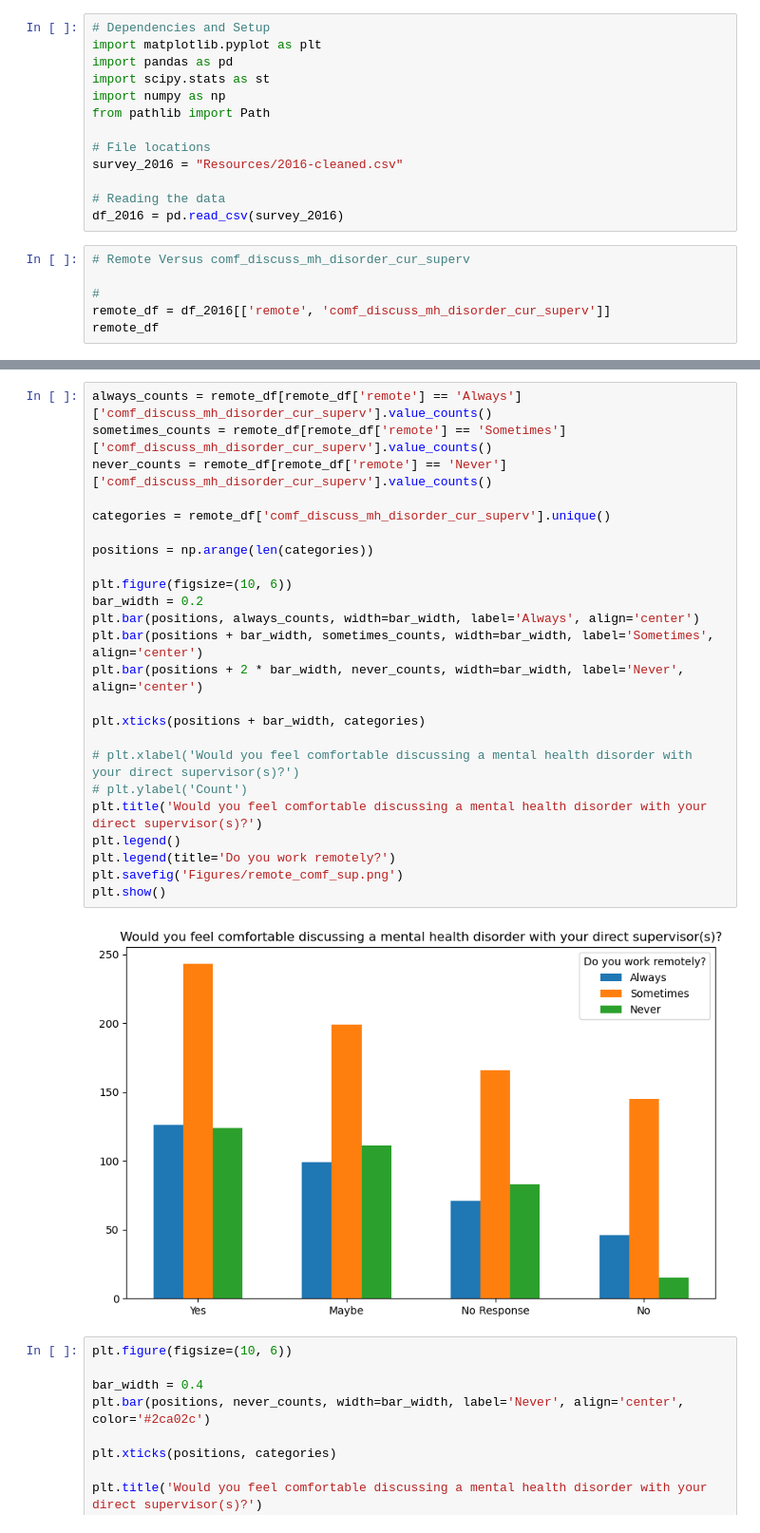
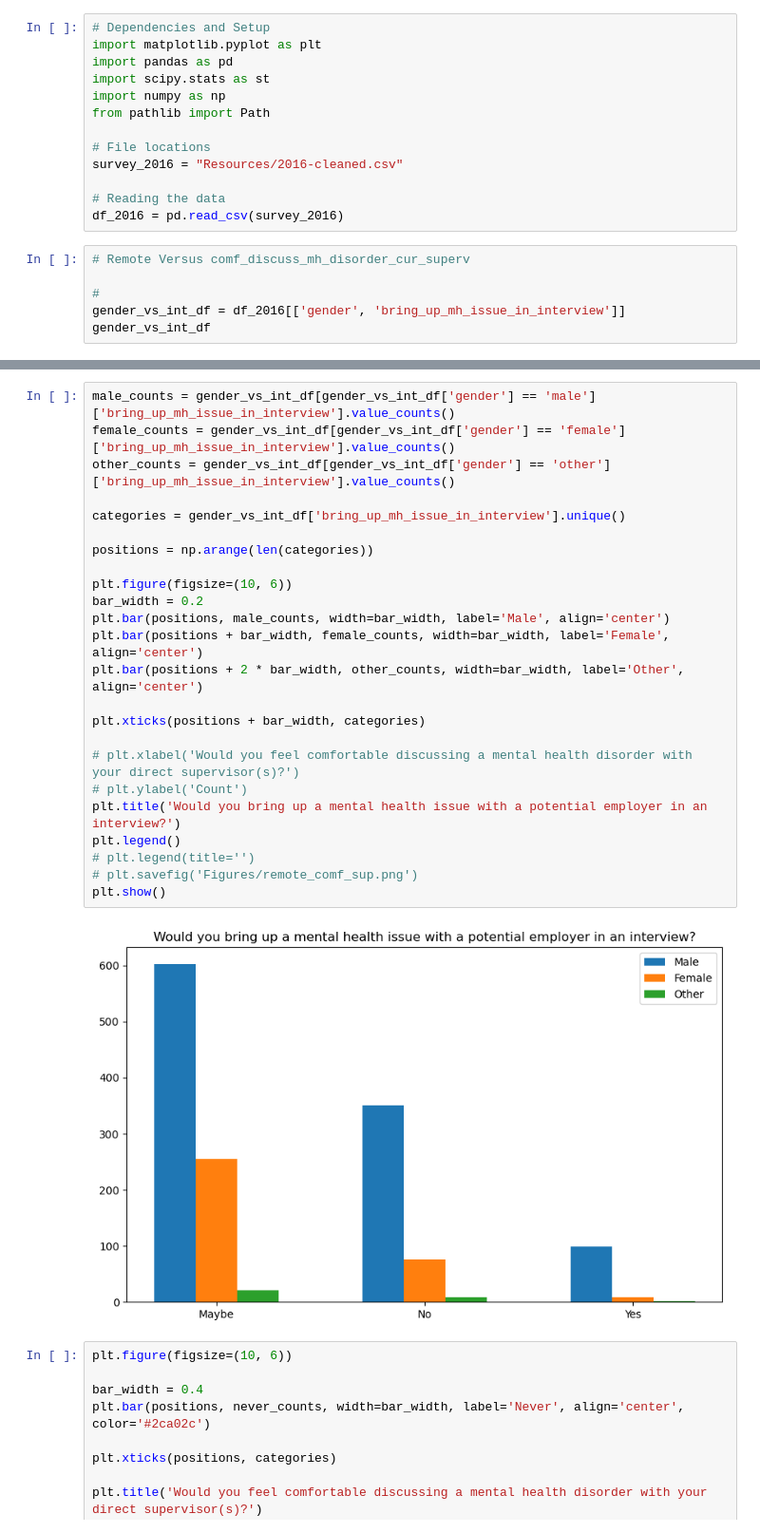
Before and after one commit to SecondHandSushi/Project-1-Mental-Tech, a Jupyter notebook: gender_vs_interv.ipynb, the cells around one changed output, grey strips where cells are left out. Shown: that part at 95% size. Drawn from its saved outputs; the diff is of its cells as text.

Commit message:
Function & More Graphs

```diff
--- a/Remote_v_Q - Copy.ipynb
+++ b/gender_vs_interv.ipynb
@@ -15,6 +15,6 @@ df_2016 = pd.read_csv(survey_2016)
 # Remote Versus comf_discuss_mh_disorder_cur_superv
 
 #
-remote_df = df_2016[['remote', 'comf_discuss_mh_disorder_cur_superv']]
-remote_df
+gender_vs_int_df = df_2016[['gender', 'bring_up_mh_issue_in_interview']]
+gender_vs_int_df
 # %% [output]
@@ -33,30 +33,30 @@ remote_df
 1428 rows × 2 columns
 # %%
-always_counts = remote_df[remote_df['remote'] == 'Always']['comf_discuss_mh_disorder_cur_superv'].value_counts()
-sometimes_counts = remote_df[remote_df['remote'] == 'Sometimes']['comf_discuss_mh_disorder_cur_superv'].value_counts()
-never_counts = remote_df[remote_df['remote'] == 'Never']['comf_discuss_mh_disorder_cur_superv'].value_counts()
+male_counts = gender_vs_int_df[gender_vs_int_df['gender'] == 'male']['bring_up_mh_issue_in_interview'].value_counts()
+female_counts = gender_vs_int_df[gender_vs_int_df['gender'] == 'female']['bring_up_mh_issue_in_interview'].value_counts()
+other_counts = gender_vs_int_df[gender_vs_int_df['gender'] == 'other']['bring_up_mh_issue_in_interview'].value_counts()
 
-categories = remote_df['comf_discuss_mh_disorder_cur_superv'].unique()
+categories = gender_vs_int_df['bring_up_mh_issue_in_interview'].unique()
 
 positions = np.arange(len(categories))
 
 plt.figure(figsize=(10, 6))
 bar_width = 0.2
-plt.bar(positions, always_counts, width=bar_width, label='Always', align='center')
-plt.bar(positions + bar_width, sometimes_counts, width=bar_width, label='Sometimes', align='center')
-plt.bar(positions + 2 * bar_width, never_counts, width=bar_width, label='Never', align='center')
+plt.bar(positions, male_counts, width=bar_width, label='Male', align='center')
+plt.bar(positions + bar_width, female_counts, width=bar_width, label='Female', align='center')
+plt.bar(positions + 2 * bar_width, other_counts, width=bar_width, label='Other', align='center')
 
 plt.xticks(positions + bar_width, categories)
 
 # plt.xlabel('Would you feel comfortable discussing a mental health disorder with your direct supervisor(s)?')
 # plt.ylabel('Count')
-plt.title('Would you feel comfortable discussing a mental health disorder with your direct supervisor(s)?')
+plt.title('Would you bring up a mental health issue with a potential employer in an interview?')
 plt.legend()
-plt.legend(title='Do you work remotely?')
-plt.savefig('Figures/remote_comf_sup.png')
+# plt.legend(title='')
+# plt.savefig('Figures/remote_comf_sup.png')
 plt.show()
 # %% [output]
-[figure, old version]
+[figure, new version]
 # %%
 plt.figure(figsize=(10, 6))
 
```
Also changed, not shown: parts of 1 cell of this notebook, 4 other files.
